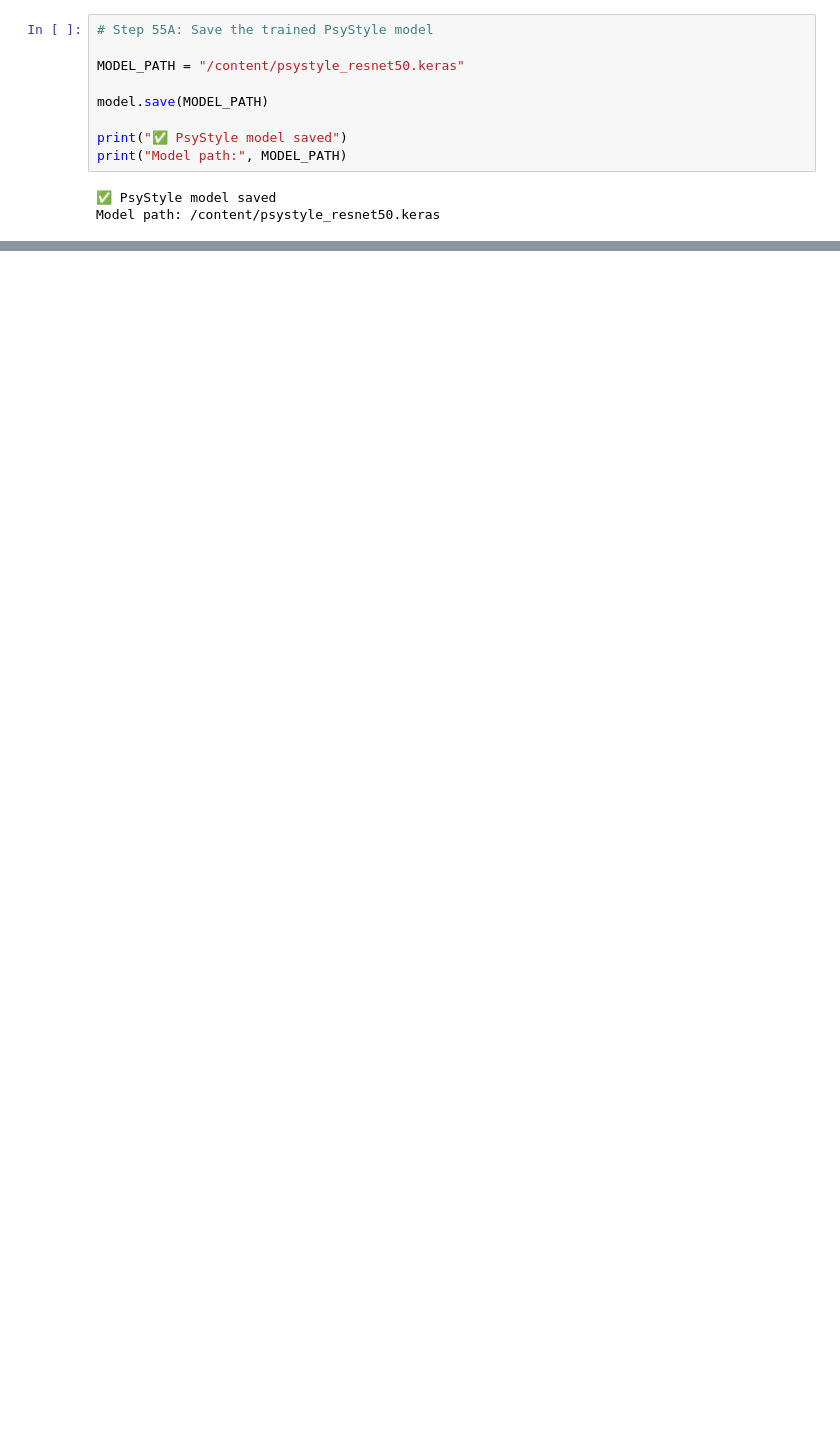
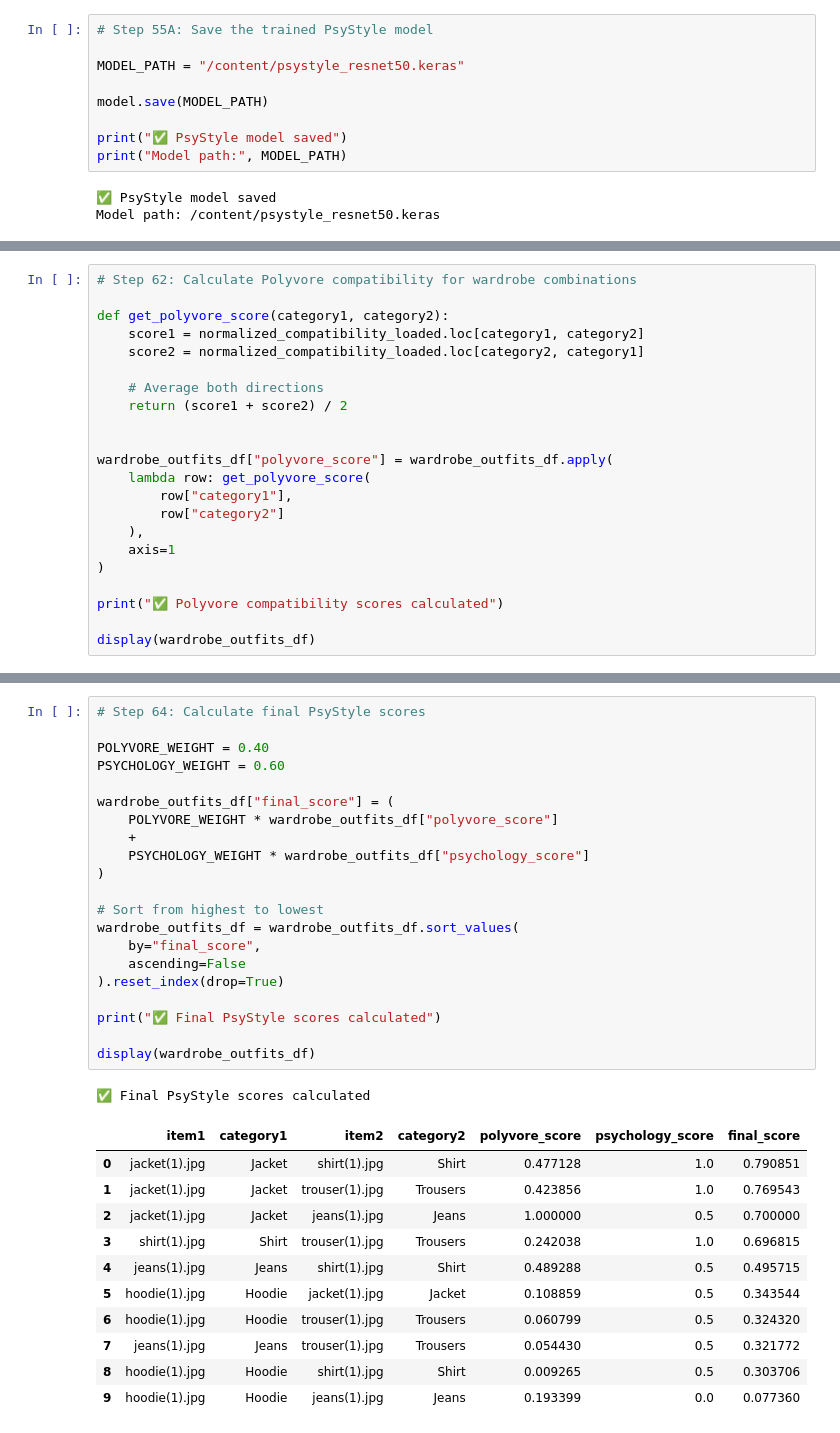
Before and after one commit to Deekshith0625/Machine_Learning, a Jupyter notebook: PsyStyle_Final.ipynb, the cells around one changed output, grey strips where cells are left out. Cells and saved outputs as stored; diff of their text form; blank space fills up the shorter version.

```diff
--- a/PsyStyle_Final.ipynb
+++ b/PsyStyle_Final.ipynb
@@ -2055,0 +2624,22 @@ Checking /content for saved model files...
+# %%
+# Step 62: Calculate Polyvore compatibility for wardrobe combinations
+
+def get_polyvore_score(category1, category2):
+    score1 = normalized_compatibility_loaded.loc[category1, category2]
+    score2 = normalized_compatibility_loaded.loc[category2, category1]
+
+    # Average both directions
+    return (score1 + score2) / 2
+
+
+wardrobe_outfits_df["polyvore_score"] = wardrobe_outfits_df.apply(
+    lambda row: get_polyvore_score(
+        row["category1"],
+        row["category2"]
+    ),
+    axis=1
+)
+
+print("✅ Polyvore compatibility scores calculated")
+
+display(wardrobe_outfits_df)
@@ -2055,0 +2716,34 @@ Checking /content for saved model files...
+# %%
+# Step 64: Calculate final PsyStyle scores
+
+POLYVORE_WEIGHT = 0.40
+PSYCHOLOGY_WEIGHT = 0.60
+
+wardrobe_outfits_df["final_score"] = (
+    POLYVORE_WEIGHT * wardrobe_outfits_df["polyvore_score"]
+    +
+    PSYCHOLOGY_WEIGHT * wardrobe_outfits_df["psychology_score"]
+)
+
+# Sort from highest to lowest
+wardrobe_outfits_df = wardrobe_outfits_df.sort_values(
+    by="final_score",
+    ascending=False
+).reset_index(drop=True)
+
+print("✅ Final PsyStyle scores calculated")
+
+display(wardrobe_outfits_df)
+# %% [output]
+✅ Final PsyStyle scores calculated
+|  | item1 | category1 | item2 | category2 | polyvore_score | psychology_score | final_score |
+| 0 | jacket(1).jpg | Jacket | shirt(1).jpg | Shirt | 0.477128 | 1.0 | 0.790851 |
+| 1 | jacket(1).jpg | Jacket | trouser(1).jpg | Trousers | 0.423856 | 1.0 | 0.769543 |
+| 2 | jacket(1).jpg | Jacket | jeans(1).jpg | Jeans | 1.000000 | 0.5 | 0.700000 |
+| 3 | shirt(1).jpg | Shirt | trouser(1).jpg | Trousers | 0.242038 | 1.0 | 0.696815 |
+| 4 | jeans(1).jpg | Jeans | shirt(1).jpg | Shirt | 0.489288 | 0.5 | 0.495715 |
+| 5 | hoodie(1).jpg | Hoodie | jacket(1).jpg | Jacket | 0.108859 | 0.5 | 0.343544 |
+| 6 | hoodie(1).jpg | Hoodie | trouser(1).jpg | Trousers | 0.060799 | 0.5 | 0.324320 |
+| 7 | jeans(1).jpg | Jeans | trouser(1).jpg | Trousers | 0.054430 | 0.5 | 0.321772 |
+| 8 | hoodie(1).jpg | Hoodie | shirt(1).jpg | Shirt | 0.009265 | 0.5 | 0.303706 |
+| 9 | hoodie(1).jpg | Hoodie | jeans(1).jpg | Jeans | 0.193399 | 0.0 | 0.077360 |
```
Also changed, not shown: parts of 45 cells of this notebook.
